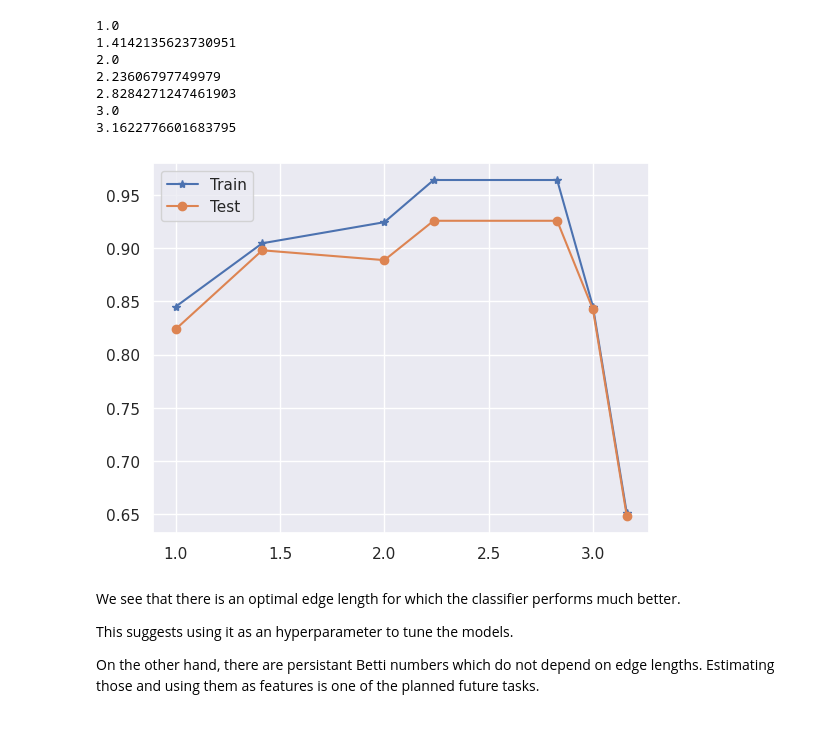
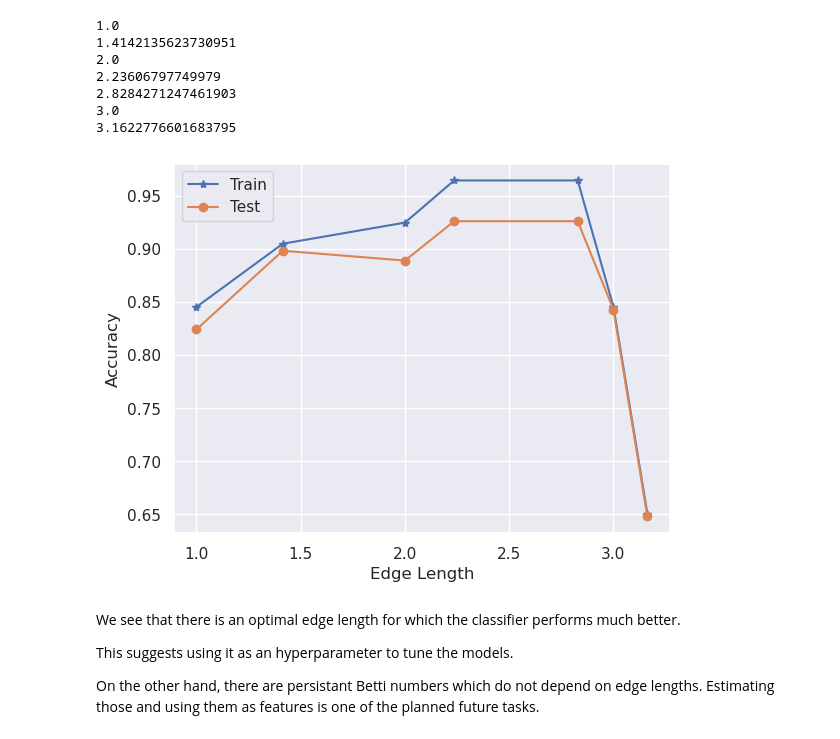
Before and after one commit to ankit27kh/QHACK2023_QTDA_QML, a Jupyter notebook: mnist_edge_length.ipynb, the cells around one changed output. Cells and saved outputs as stored; diff of their text form; code cells hidden in the pictures.

```diff
--- a/mnist_edge_length.ipynb
+++ b/mnist_edge_length.ipynb
@@ -82,10 +82,12 @@ for edge_l in possible_edge_ls:
 # %%
 plt.plot(possible_edge_ls, all_accs[0], "*-")
 plt.plot(possible_edge_ls, all_accs[1], "o-")
 plt.legend(["Train", "Test"])
+plt.xlabel("Edge Length")
+plt.ylabel("Accuracy")
 plt.show()
 # %% [output]
-[figure, old version]
+[figure, new version]
 # %% [markdown]
 We see that there is an optimal edge length for which the classifier performs much better.
 
```
